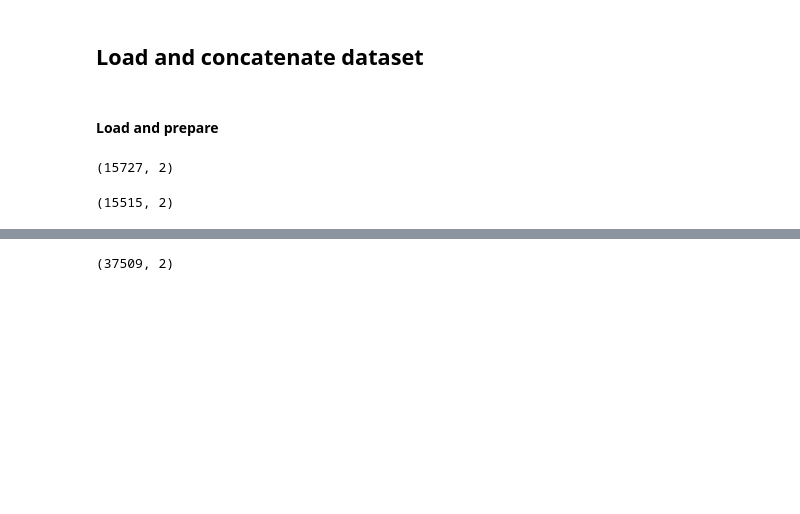
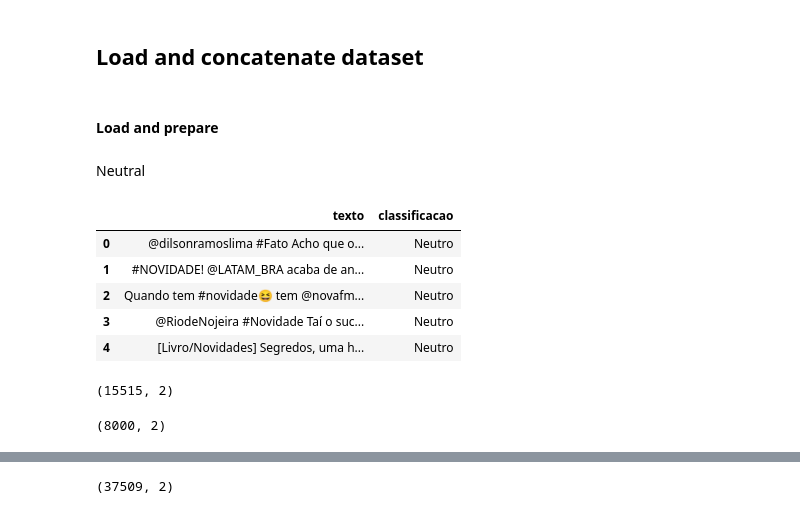
Before and after one commit to Fmarcelneves/Twitter_Network_Analytics, a Jupyter notebook: Machine_learning_model_construction_Felipe_M_Neves_political_theme.ipynb, the cells around one changed output, grey strips where cells are left out. Saved outputs shown, nothing was run; the diff lists cells and outputs as text; code cells hidden in the pictures; blank space fills up the shorter version.

```diff
--- a/Machine_learning_model_construction_Felipe_M_Neves_political_theme.ipynb
+++ b/Machine_learning_model_construction_Felipe_M_Neves_political_theme.ipynb
@@ -64,10 +80,17 @@ Classes = pd.read_csv(Train3Classes, encoding='utf-8', sep=';')
+# %% [markdown]
+Neutral
 # %%
 NeutralHash  = NeutralHash[['tweet_text', 'sentiment']]
 NeutralHash.columns = ['texto', 'classificacao']
 # %%
-NeutralHash.shape
+NeutralHash.head()
 # %% [output]
-(15727, 2)
+|  | texto | classificacao |
+| 0 | @dilsonramoslima #Fato Acho que o... | Neutro |
+| 1 | #NOVIDADE! @LATAM_BRA acaba de an... | Neutro |
+| 2 | Quando tem #novidade😆 tem @novafm... | Neutro |
+| 3 | @RiodeNojeira #Novidade Taí o suc... | Neutro |
+| 4 | [Livro/Novidades] Segredos, uma h... | Neutro |
 # %%
 NeutralHash = NeutralHash.drop_duplicates().reset_index(drop=True)
 # %%
@@ -77,3 +102,7 @@ NeutralHash.shape
+# %%
+NeutralHash.shape
+# %% [output]
+(8000, 2)
 # %%
 NeutralNews  = NeutralNews[['tweet_text', 'sentiment']]
 NeutralNews.columns = ['texto', 'classificacao']
```
Also changed, not shown: parts of 55 cells of this notebook.
